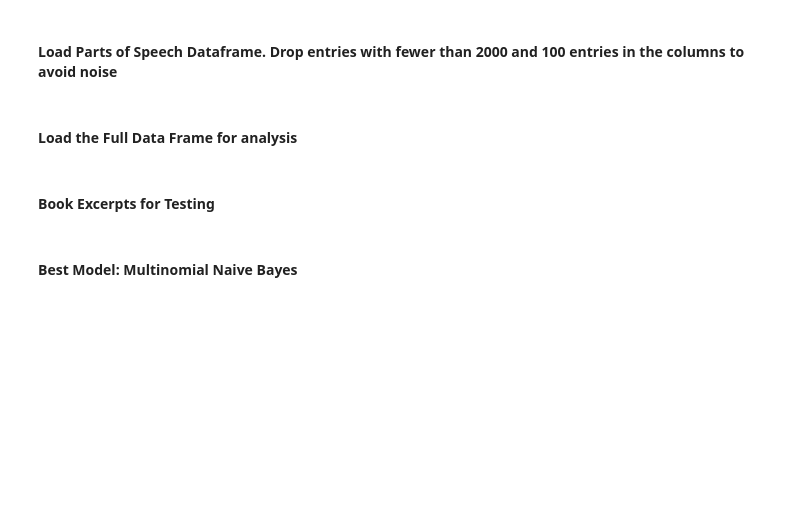
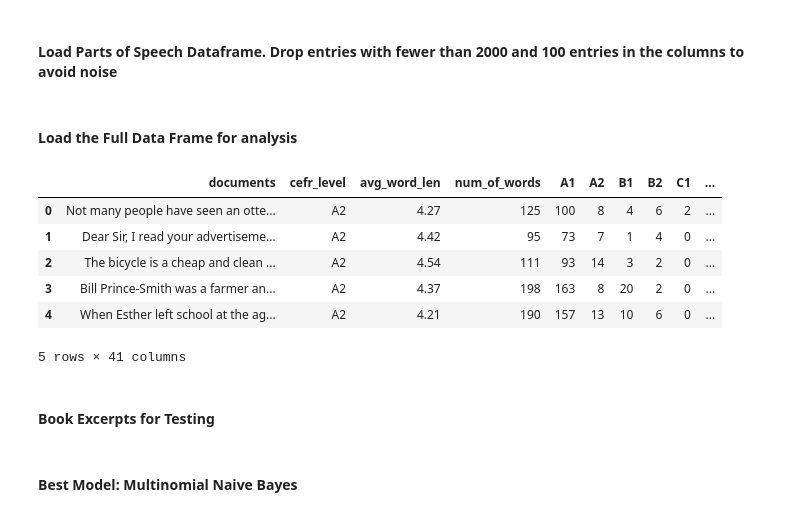
Before and after one commit to rj-pal/CEFR-text-classification, a Jupyter notebook: 3_data_modeling_stats_models.ipynb, the cells around one changed output. Cells and saved outputs as stored; diff of their text form; code cells hidden in the pictures; blank space fills up the shorter version.

```diff
--- a/data_modeling_stats_models.ipynb
+++ b/3_data_modeling_stats_models.ipynb
@@ -81,6 +81,16 @@ cefr_pos_df.drop(drop_pos, axis=1, inplace=True)
 
 # CEFR
 cefr_df = pp.get_full_dataframe(cefr_data, 'documents', 'cefr_level', cefr_levels_df, cefr_pos_df)
+# %%
+cefr_df.head()
+# %% [output]
+|  | documents | cefr_level | avg_word_len | num_of_words | A1 | A2 | B1 | B2 | C1 | ... |
+| 0 | Not many people have seen an otte... | A2 | 4.27 | 125 | 100 | 8 | 4 | 6 | 2 | ... |
+| 1 | Dear Sir, I read your advertiseme... | A2 | 4.42 | 95 | 73 | 7 | 1 | 4 | 0 | ... |
+| 2 | The bicycle is a cheap and clean ... | A2 | 4.54 | 111 | 93 | 14 | 3 | 2 | 0 | ... |
+| 3 | Bill Prince-Smith was a farmer an... | A2 | 4.37 | 198 | 163 | 8 | 20 | 2 | 0 | ... |
+| 4 | When Esther left school at the ag... | A2 | 4.21 | 190 | 157 | 13 | 10 | 6 | 0 | ... |
+5 rows × 41 columns
 # %%
 # features = ['num_of_words', 'A1', 'A2', 'B1', 'B2', 'C1', 'C2']
 cefr_drop = ['documents','cefr_level']
```
Also changed, not shown: parts of 1 cell of this notebook, 12 other files.
